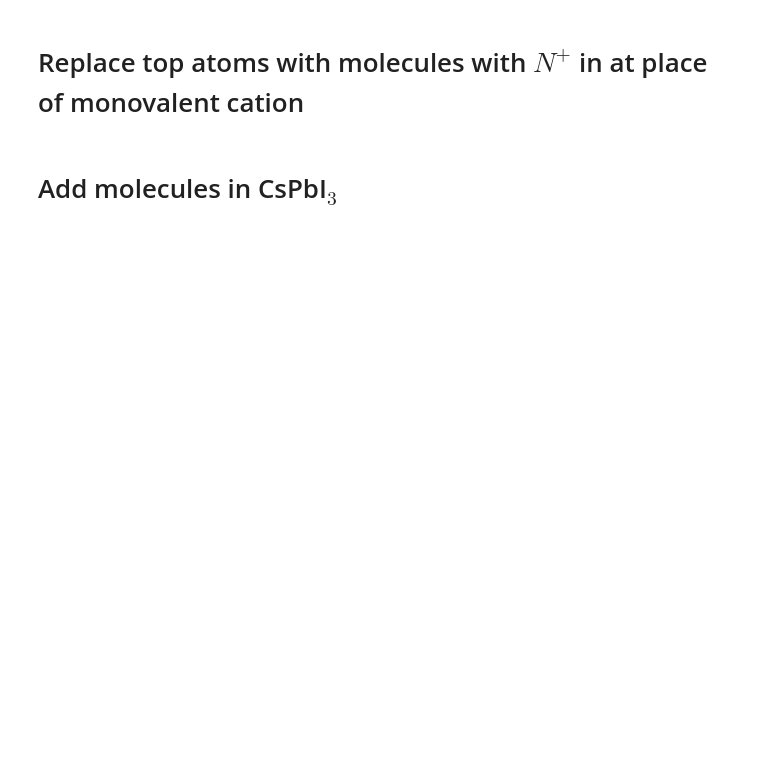
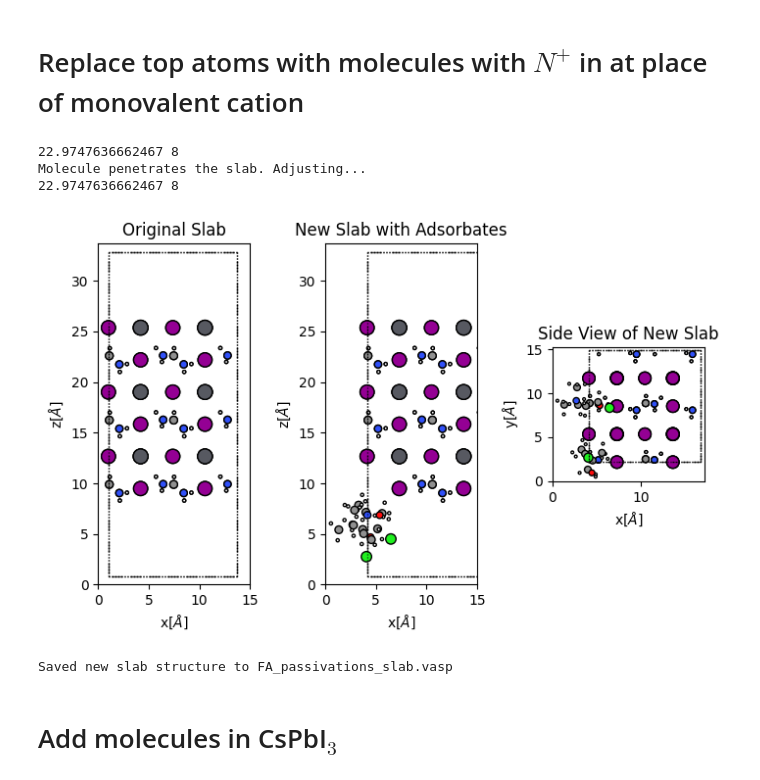
Before and after one commit to ahlawat-paramvir/Passivation-Halide-Perovskites, a Jupyter notebook: molecular_passivation_perovskite.ipynb, the cells around one changed output. Saved outputs shown, nothing was run; the diff lists cells and outputs as text; code cells hidden in the pictures; blank space fills up the shorter version.

```diff
--- a/molecular_passivation_perovskite.ipynb
+++ b/molecular_passivation_perovskite.ipynb
@@ -329,7 +206,7 @@ def rotate_molecule_towards_target(molecule, target_position):
 def position_and_rotate_molecule(molecule, slab_position, atomic_radii):
     """Positions and rotates the molecule to bring nitrogen atoms closer to the slab."""
     # Calculate target position for nitrogen atoms
-    slab_top = slab_position[2] + atomic_radii['Cs']  # Top of Cs
+    slab_top = slab_position[2] + atomic_radii['C']  # Top of Cs
     target_z = slab_top + atomic_radii['N'] + 1.0  # Add buffer
     target_position = np.array([slab_position[0], slab_position[1], target_z])
 
@@ -350,7 +227,7 @@ def position_and_rotate_molecule(molecule, slab_position, atomic_radii):
 
     return molecule
 
-def automate_adsorption(slab_file, molecule_file, num_replace_Cs, output_file=None):
+def automate_adsorption(slab_file, molecule_file, num_replace_FA, output_file=None):
     """Automates the adsorption process by replacing specified number of Cs atoms in a slab with a given molecule."""
     try:
         relaxed_slab = io.read(slab_file)
@@ -362,30 +239,54 @@ def automate_adsorption(slab_file, molecule_file, num_replace_Cs, output_file=No
         molecule = molecule_file
         tmp_molecule = []
 
-        for j in range(num_replace_Cs):
+        for j in range(num_replace_FA):
             num_atoms = len(relaxed_slab.get_chemical_symbols())
-            Cs_index = [(relaxed_slab.positions[i, 2], i)
+            FA_index = [(relaxed_slab.positions[i, 2], i)
                          for i in range(num_atoms)
-                         if relaxed_slab.get_chemical_symbols()[i] == 'Cs']
+                         if relaxed_slab.get_chemical_symbols()[i] == 'C']
 
-            if not Cs_index:
-                print("No Cs atoms found for replacement.")
+            if not FA_index:
+                print("No FA molecules found for replacement.")
                 break
 
             # Get the index of the Cs atom with the maximum z value
-            max_value_z, idz = max(Cs_index, key=lambda item: item[0])
+            max_value_z, idz = max(FA_index, key=lambda item: item[0])
+            print(max_value_z, idz)
+
+
 
             # Position and rotate the molecule
             slab_position = relaxed_slab.positions[idz]
+
             positioned_molecule = position_and_rotate_molecule(molecule.copy(), slab_position, atomic_radii)
 
             # Store the positioned molecule and remove the replaced Cs atom
             tmp_molecule = positioned_molecule if j == 0 else tmp_molecule + positioned_molecule
+
+            species='C'
+
+            atom_indices = [i for i, atom in enumerate(relaxed_slab) if atom.symbol == species]
+            replacements = random.sample(atom_indices, min(1, len(atom_indices)))
+            cutoff_distance=1.2
+            nl = NeighborList([cutoff_distance] * len(relaxed_slab), self_interaction=False, bothways=True)
+            nl.update(relaxed_slab)
+
+            del_indices = []
+            for idx in replacements:
+                indices, _ = nl.get_neighbors(idz)
+                for j in indices:
+                    if relaxed_slab[j].symbol == 'N':
+                        del_indices.append(j)
+                        # Check neighbors of N
+                        ind_1, _ = nl.get_neighbors(j)
+                        del_indices.extend([k for k in ind_1 if relaxed_slab[k].symbol == 'H'])
+
+
+            del relaxed_slab[del_indices]
             del relaxed_slab[idz]
 
         # Combine the relaxed slab and the new molecule
         new_slab = relaxed_slab + tmp_molecule
-
         # Visualize the structures
         fig, axes = plt.subplots(1, 3, figsize=(7, 7))
         visualize_structure(slab_file, new_slab, axes)
@@ -395,35 +296,42 @@ def automate_adsorption(slab_file, molecule_file, num_replace_Cs, output_file=No
             io.write(output_file, new_slab, vasp5=True, direct=True)
             print(f"Saved new slab structure to {output_file}")
 
     except Exception as e:
         print(f"An error occurred during the process: {e}")
 
 def visualize_structure(slab_file, new_slab, axes):
     """Visualizes the original and new slab structures."""
     slab = io.read(slab_file)
     plot_atoms(slab, axes[0], radii=0.5, rotation=('90x,0y,0z'))
     axes[0].set_xlim(0, 15)
     axes[0].set_xlabel(r'x[$\AA$]')
     axes[0].set_ylabel(r'z[$\AA$]')
     axes[0].set_title('Original Slab')
 
     plot_atoms(new_slab, axes[1], radii=0.5, rotation=('90x,0y,0z'))
     axes[1].set_xlim(0, 15)
     axes[1].set_xlabel(r'x[$\AA$]')
     axes[1].set_ylabel(r'z[$\AA$]')
     axes[1].set_title('New Slab with Adsorbates')
 
     plot_atoms(new_slab, axes[2], radii=0.5, rotation=('0x,0y,0z'))
     axes[2].set_xlabel(r'x[$\AA$]')
     axes[2].set_ylabel(r'y[$\AA$]')
     axes[2].set_title('Side View of New Slab')
-    view(new_slab)
+    #view(new_slab)
     plt.tight_layout()
     plt.show()
 
 # Example usage
 molecule_file = CF3_PA  # Replace with your molecule file path
-automate_adsorption('slab_hexagonal_relaxed.vasp', molecule_file, num_replace_Cs=1, output_file='delta_001_2DMA_top.vasp')
+
+automate_adsorption('surface_001.vasp', molecule_file, num_replace_FA=2, output_file='FA_passivations_slab.vasp')
+# %% [output]
+22.9747636662467 8
+Molecule penetrates the slab. Adjusting...
+22.9747636662467 8
+[figure, added]
+Saved new slab structure to FA_passivations_slab.vasp
 # %% [markdown]
 # Add molecules in CsPbI$_3$
 # %%
```
Also changed, not shown: parts of 7 cells of this notebook, 5 other files.
